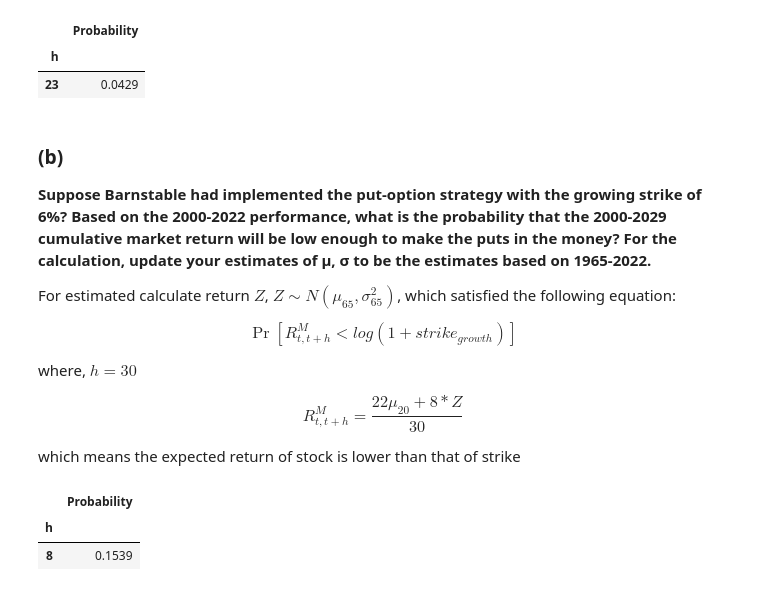
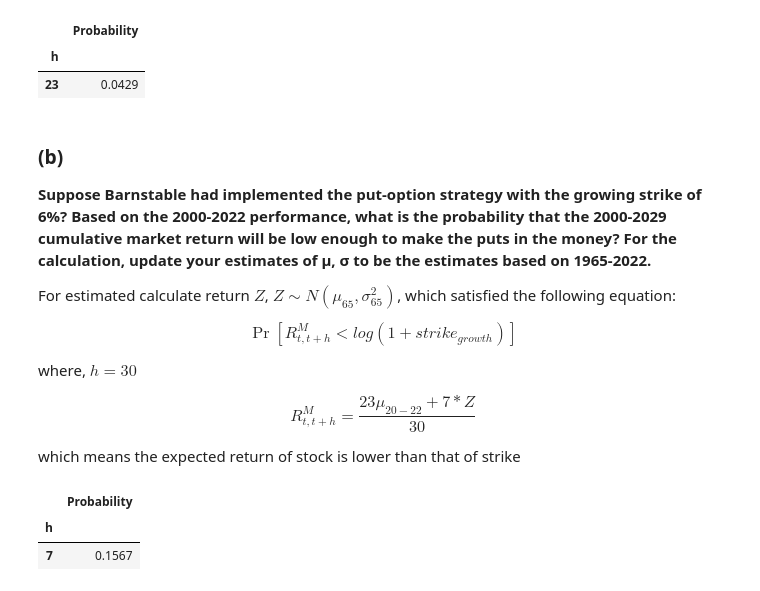
Before and after one commit to Zixin730/finm-portfolio-2022, a Jupyter notebook: homework/hw3.ipynb, the cells around one changed output. Cells and saved outputs as stored; diff of their text form; code cells hidden in the pictures.

```diff
--- a/homework/hw3.ipynb
+++ b/homework/hw3.ipynb
@@ -436,17 +436,17 @@ $$\Pr [R^M_{t, t+h} < log(1+strike_{growth}) ]$$
 
 where, $h=30$
 
-$$R^M_{t, t+h} = \frac{22\mu_{20}+8*Z}{30}$$
+$$R^M_{t, t+h} = \frac{23\mu_{20-22}+7*Z}{30}$$
 
 which means the expected return of stock is lower than that of strike
 # %%
 strike = np.log(1.06)
 
 mu65 = log_df1965['SPX'].mean() * 12
 sigma65 = log_df1965['SPX'].std() * np.sqrt(12)
-rf = (30*strike - 22*stats_df.iloc[3, 2])/8
-prob([8], rf, mu65, sigma65)
+rf = (30*strike - 23*stats_df.iloc[3, 2])/7
+prob([7], rf, mu65, sigma65)
 # %% [output]
 |  | Probability |
 | h |  |
-| 8 | 0.1539 |
+| 7 | 0.1567 |
```
Also changed, not shown: parts of 2 cells of this notebook, 3 other files.
